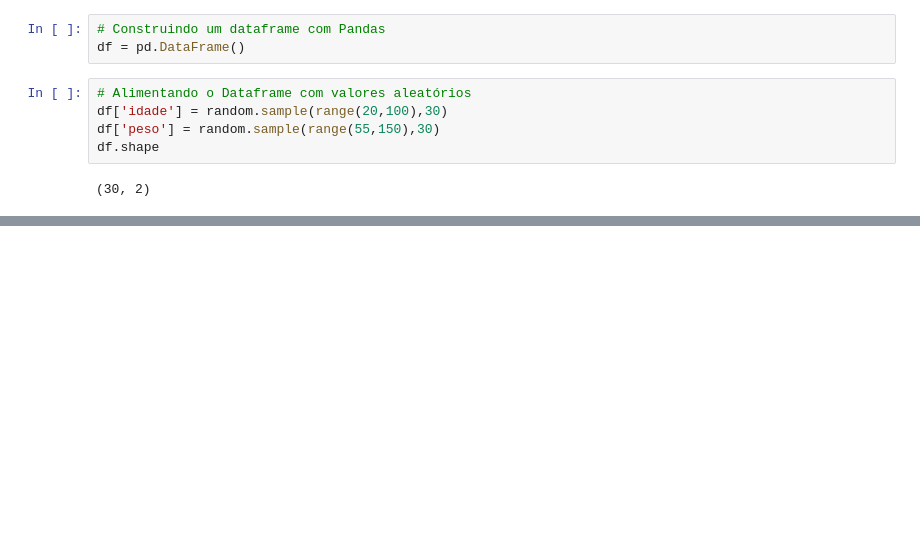
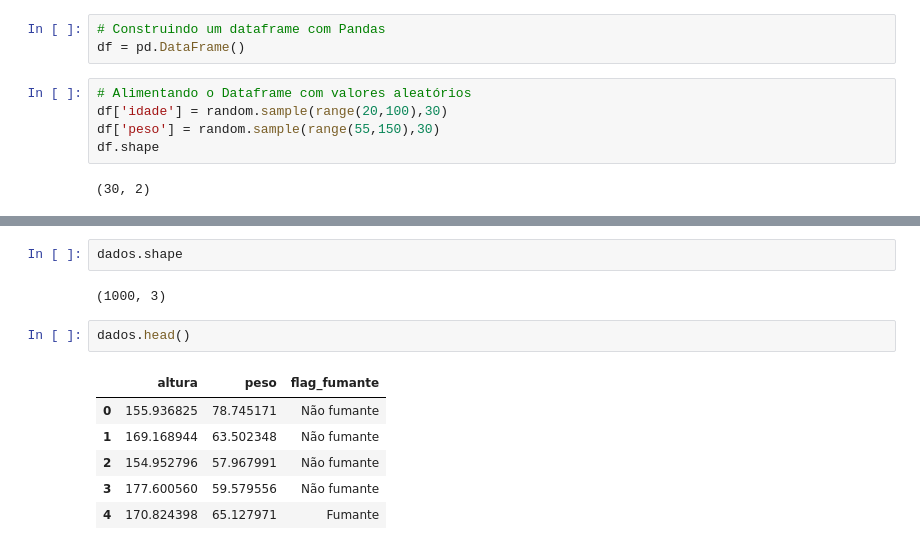
Before and after one commit to 1998-sys/Estudo, a Jupyter notebook: matplotlib.ipynb, the cells around one changed output, grey strips where cells are left out. Saved outputs shown, nothing was run; the diff lists cells and outputs as text; blank space fills up the shorter version.

```diff
--- a/matplotlib.ipynb
+++ b/matplotlib.ipynb
@@ -448,0 +466,13 @@ sns.clustermap(df)
+# %%
+dados.shape
+# %% [output]
+(1000, 3)
+# %%
+dados.head()
+# %% [output]
+|  | altura | peso | flag_fumante |
+| 0 | 155.936825 | 78.745171 | Não fumante |
+| 1 | 169.168944 | 63.502348 | Não fumante |
+| 2 | 154.952796 | 57.967991 | Não fumante |
+| 3 | 177.600560 | 59.579556 | Não fumante |
+| 4 | 170.824398 | 65.127971 | Fumante |
```
Also changed, not shown: parts of 13 cells of this notebook.
